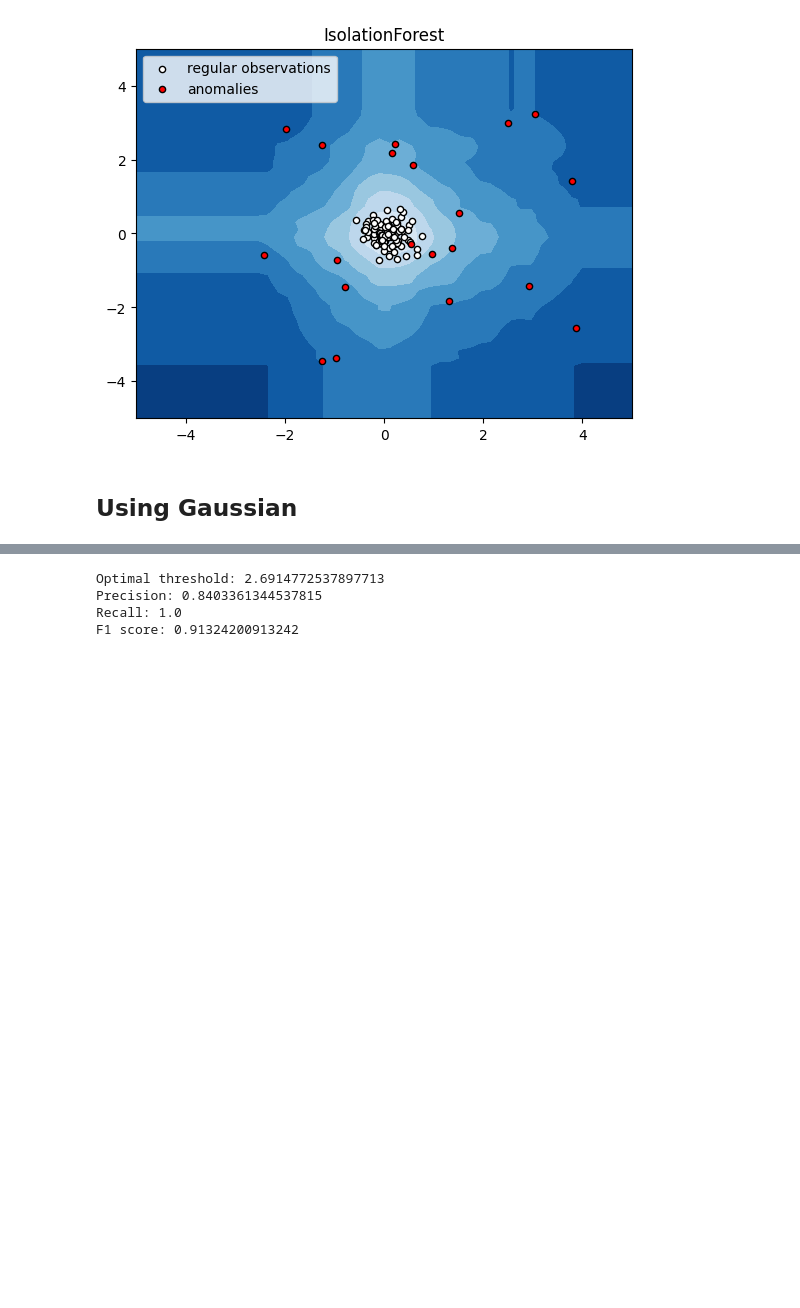
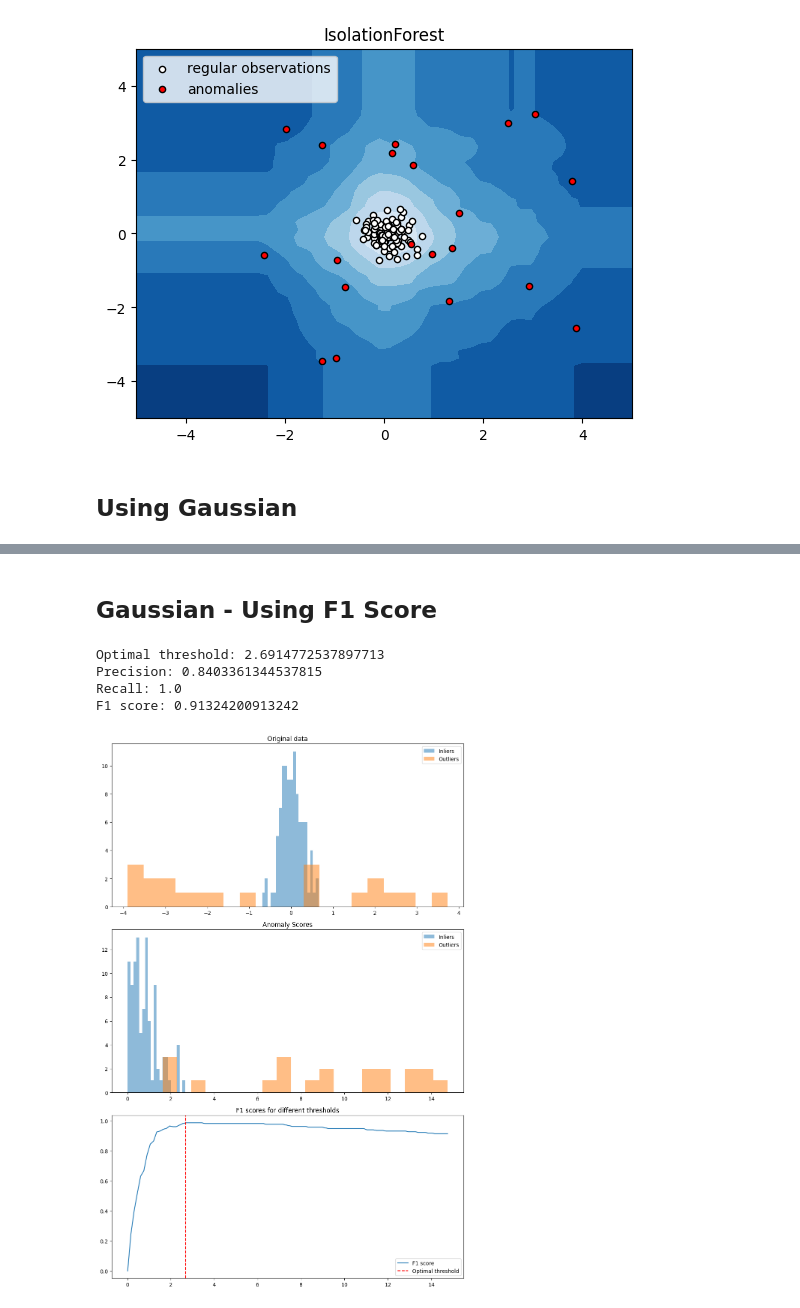
Before and after one commit to contento/lab.jupyter, a Jupyter notebook: anomalies.ipynb, the cells around one changed output, grey strips where cells are left out. Saved outputs shown, nothing was run; the diff lists cells and outputs as text; code cells hidden in the pictures; blank space fills up the shorter version.

```diff
--- a/anomalies.ipynb
+++ b/anomalies.ipynb
@@ -81,3 +83,5 @@ plt.show()
+# %% [markdown]
+## Gaussian - Using F1 Score
 # %%
 import numpy as np
 import matplotlib.pyplot as plt
@@ -99,30 +103,55 @@ mu, std = norm.fit(X_inliers)
 # Predict the anomaly scores
 anomaly_scores = np.abs(X - mu) / std
 
 # Choose a range of possible thresholds and compute F1 score for each
 thresholds = np.linspace(np.min(anomaly_scores), np.max(anomaly_scores), 100)
 f1_scores = []
 for threshold in thresholds:
     y_pred = [1 if score < threshold else -1 for score in anomaly_scores]
     f1_scores.append(f1_score(y_true, y_pred))
 
 # Find the optimal threshold
 optimal_threshold = thresholds[np.argmax(f1_scores)]
 
 # Compute predictions using the optimal threshold
 y_pred = [1 if score < threshold else -1 for score in anomaly_scores]
 
 # Compute precision, recall, and F1 score
 precision = precision_score(y_true, y_pred)
 recall = recall_score(y_true, y_pred)
 f1 = f1_score(y_true, y_pred)
 
 print(f"Optimal threshold: {optimal_threshold}")
 print(f"Precision: {precision}")
 print(f"Recall: {recall}")
 print(f"F1 score: {f1}")
+
+# Plotting
+fig, ax = plt.subplots(3, 1, figsize=(10, 15))
+
+# Plot the original data
+ax[0].hist(X_inliers, bins=20, alpha=0.5, label='Inliers')
+ax[0].hist(X_outliers, bins=20, alpha=0.5, label='Outliers')
+ax[0].set_title("Original data")
+ax[0].legend()
+
+# Plot the anomaly scores
+ax[1].hist(anomaly_scores[:100], bins=20, alpha=0.5, label='Inliers')
+ax[1].hist(anomaly_scores[100:], bins=20, alpha=0.5, label='Outliers')
+ax[1].set_title("Anomaly Scores")
+ax[1].legend()
+
+# Plot F1 scores for the thresholds
+ax[2].plot(thresholds, f1_scores, label='F1 score')
+ax[2].axvline(optimal_threshold, color='r', linestyle='--', label='Optimal threshold')
+ax[2].set_title("F1 scores for different thresholds")
+ax[2].legend()
+
+plt.tight_layout()
+plt.show()
 # %% [output]
 Optimal threshold: 2.6914772537897713
 Precision: 0.8403361344537815
 Recall: 1.0
 F1 score: 0.91324200913242
+[figure, added]
```
Also changed, not shown: parts of 1 cell of this notebook.
